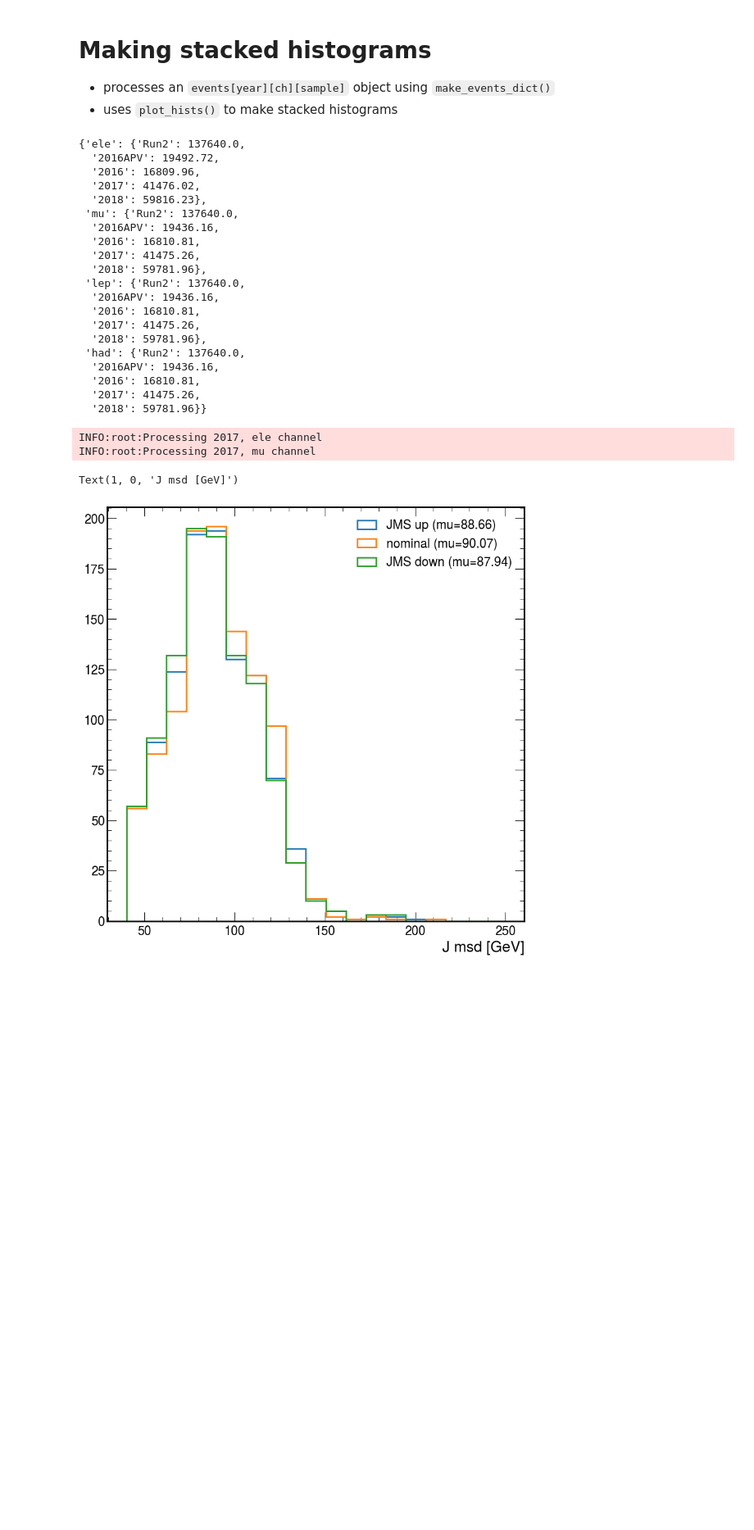
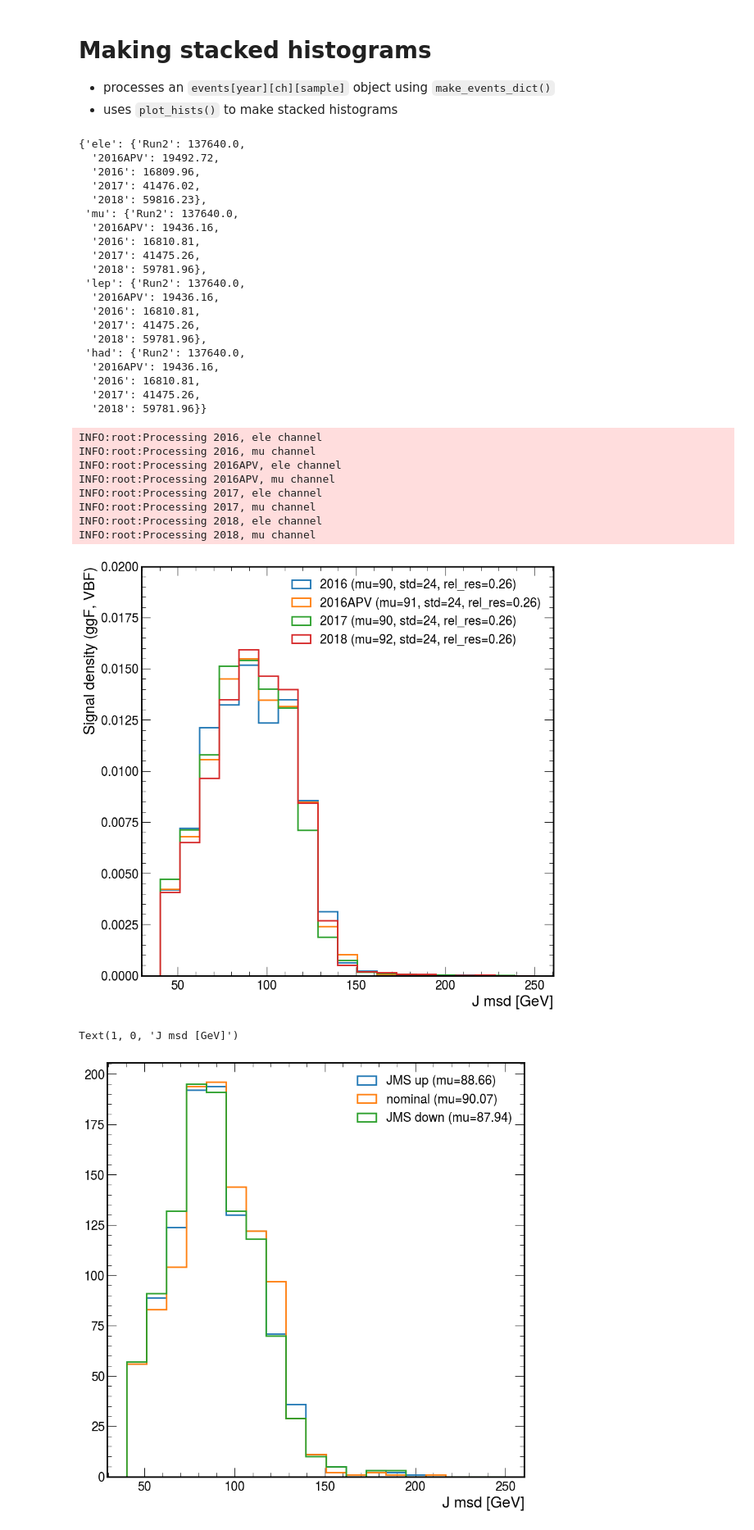
Before and after one commit to farakiko/boostedhiggs, a Jupyter notebook: binder/hists_plots.ipynb, the cells around one changed output. Shown at 82% size. Cells and saved outputs as stored; diff of their text form; code cells hidden in the pictures; blank space fills up the shorter version.

```diff
--- a/binder/hists_plots.ipynb
+++ b/binder/hists_plots.ipynb
@@ -93,13 +93,13 @@ channels = [
 ]
 samples = [
     "ggF",
-#     "VBF",
+    "VBF",
 #     "WH",
 #     "ZH",
 #     "ttH",
 
-# #     "QCD",
-#     "WJetsLNu",
+#     "QCD",
+    "WJetsLNu",
 #     "TTbar",
 #     "SingleTop",
 #     "Diboson",
@@ -112,10 +112,10 @@ samples = [
 ]
 
 years = [
-#     "2016",
-#     "2016APV",
+    "2016",
+    "2016APV",
     "2017",
-#     "2018",
+    "2018",
 ]
 # %%
 samples_dir = {
@@ -133,8 +133,47 @@ from make_stacked_hists import make_events_dict, fix_neg_yields
 
 events_dict = make_events_dict(years, channels, samples_dir, samples, presel, THWW_path, fake_SF={"ele": 0.75, "mu": 1})
 # %% [output]
+INFO:root:Processing 2016, ele channel
+INFO:root:Processing 2016, mu channel
+INFO:root:Processing 2016APV, ele channel
+INFO:root:Processing 2016APV, mu channel
 INFO:root:Processing 2017, ele channel
 INFO:root:Processing 2017, mu channel
+INFO:root:Processing 2018, ele channel
+INFO:root:Processing 2018, mu channel
+# %%
+df = {}
+
+for year in years:
+    l = []
+    for ch in ["ele","mu",]:
+        for sample in [
+#             "ggF",
+#             "VBF",
+            "WJetsLNu",
+        ]:
+            l += [events_dict[year][ch][sample]]
+    df[year] = pd.concat(l)
+# %%
+bins = np.linspace(40,250,20)
+
+plt.figure()
+
+for year in years:
+    mu = df[year]["fj_mass"].mean()
+    std = df[year]["fj_mass"].std()
+    plt.hist(
+      df[year]["fj_mass"], bins=bins, histtype="step", lw=2, label=f"{year} (mu={mu:.0f}, std={std:.0f}, rel_res={(std/mu):.2f})",density=True
+    )
+
+plt.legend()
+plt.xlabel("J msd [GeV]")
+plt.ylabel("Signal density (ggF, VBF)")
+plt.ylim(0,0.020)
+
+plt.savefig(f"/Users/fmokhtar/Desktop/AN_2024/JMS-JMR/rel_res.pdf")
+# %% [output]
+[figure, added]
 # %%
 df = events_dict['2017']['ele']['ggF']
 bins = np.linspace(40,250,20)
```
Also changed, not shown: 1 other file.
